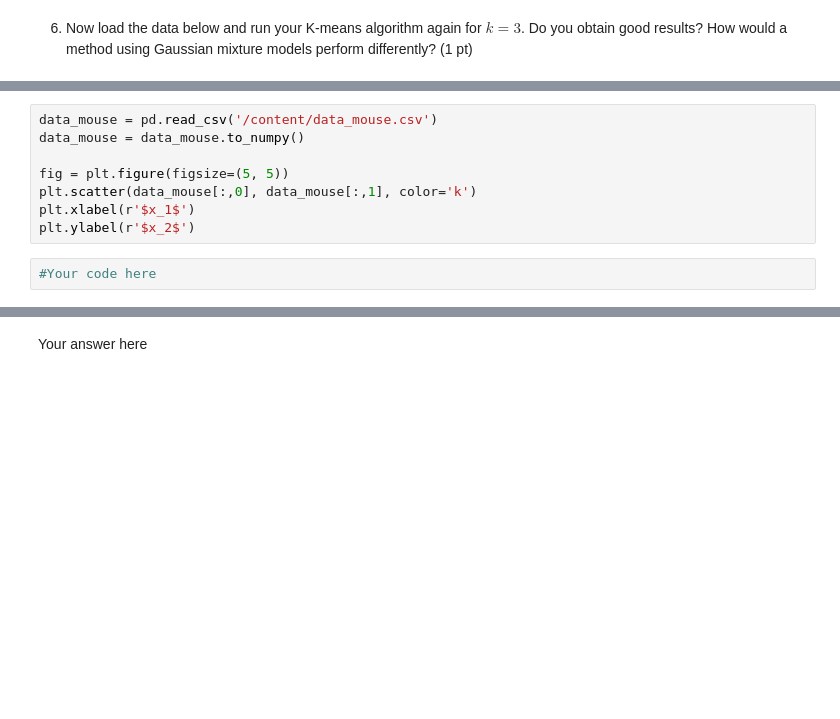
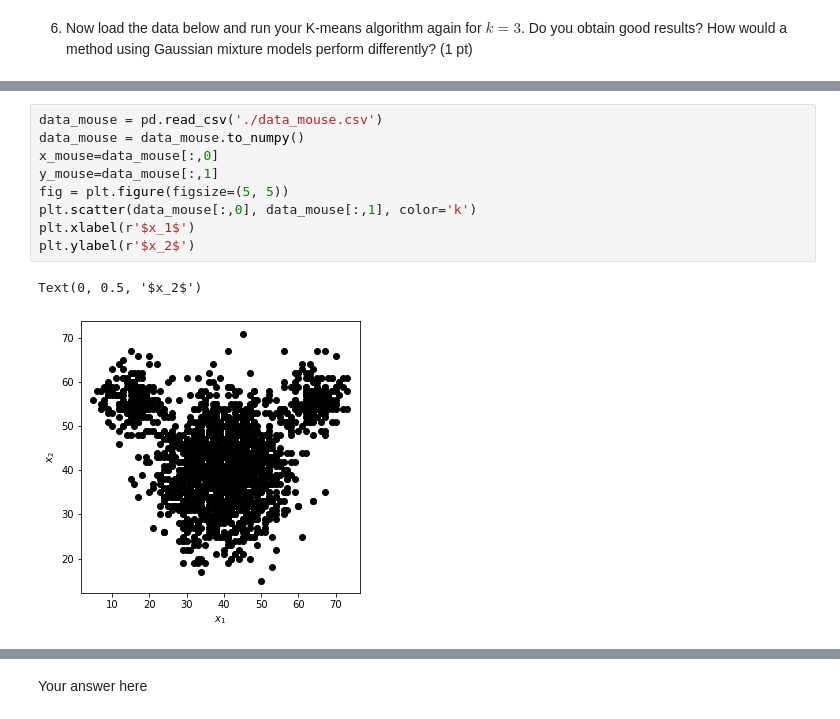
Before and after one commit to cblokland90/ml-centroids, a Jupyter notebook: centroids.ipynb, the cells around one changed output, grey strips where cells are left out. Cells and saved outputs as stored; diff of their text form; blank space fills up the shorter version.

```diff
--- a/centroids.ipynb
+++ b/centroids.ipynb
@@ -229,10 +245,12 @@ Your answer here
 # %%
-data_mouse = pd.read_csv('/content/data_mouse.csv')
+data_mouse = pd.read_csv('./data_mouse.csv')
 data_mouse = data_mouse.to_numpy()
-
+x_mouse=data_mouse[:,0]
+y_mouse=data_mouse[:,1]
 fig = plt.figure(figsize=(5, 5))
 plt.scatter(data_mouse[:,0], data_mouse[:,1], color='k')
 plt.xlabel(r'$x_1$')
 plt.ylabel(r'$x_2$')
+# %% [output]
+Text(0, 0.5, '$x_2$')
+[figure, added]
-# %%
-#Your code here
```
Also changed, not shown: parts of 7 cells of this notebook, 1 other file.
